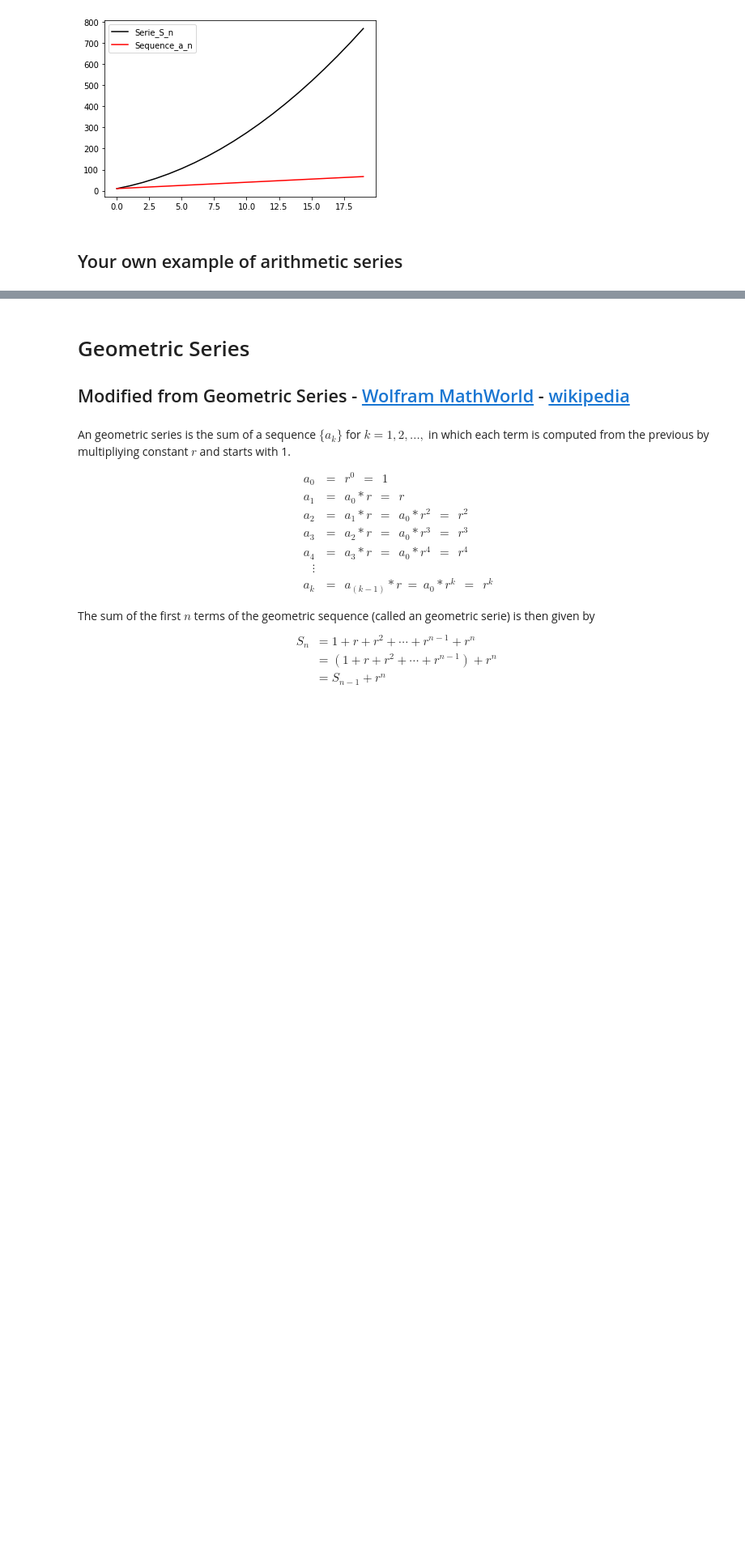
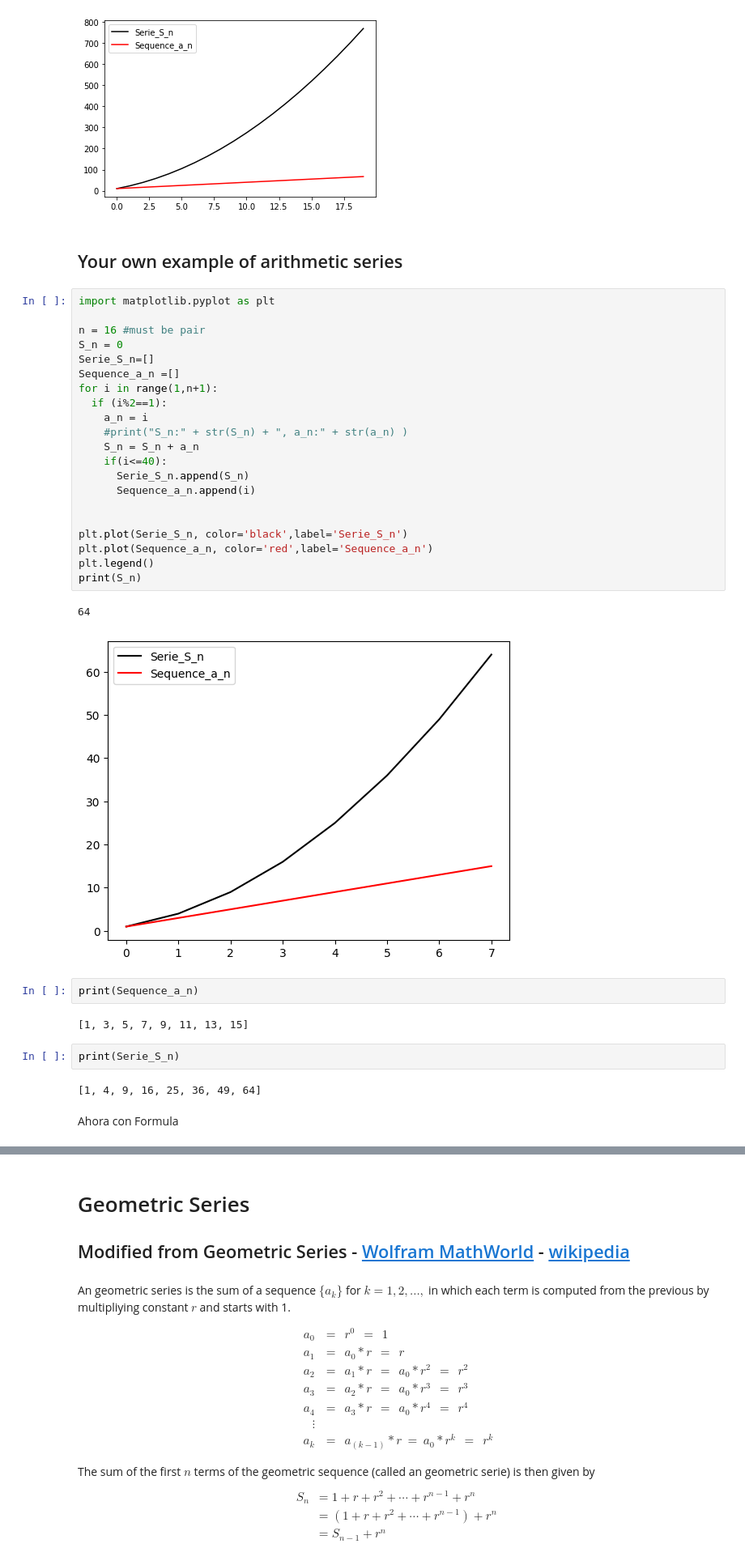
Before and after one commit to jivegabe/MetNumUN2023I, a Jupyter notebook: Lab1/jivegabeArithmeticSeriesGeometricSeriesPowerSums.ipynb, the cells around one changed output, grey strips where cells are left out. Shown: that part at 81% size. Cells and saved outputs as stored; diff of their text form; blank space fills up the shorter version.

```diff
--- a/Lab1/jivegabeArithmeticSeriesGeometricSeriesPowerSums.ipynb
+++ b/Lab1/jivegabeArithmeticSeriesGeometricSeriesPowerSums.ipynb
@@ -212,3 +212,37 @@ plt.legend()
 [figure]
 # %% [markdown]
 ## Your own example of arithmetic series
+# %%
+import matplotlib.pyplot as plt
+
+n = 16 #must be pair
+S_n = 0
+Serie_S_n=[]
+Sequence_a_n =[]
+for i in range(1,n+1):
+  if (i%2==1):
+    a_n = i
+    #print("S_n:" + str(S_n) + ", a_n:" + str(a_n) )
+    S_n = S_n + a_n
+    if(i<=40):
+      Serie_S_n.append(S_n)
+      Sequence_a_n.append(i)
+
+
+plt.plot(Serie_S_n, color='black',label='Serie_S_n')
+plt.plot(Sequence_a_n, color='red',label='Sequence_a_n')
+plt.legend()
+print(S_n)
+# %% [output]
+64
+[figure, added]
+# %%
+print(Sequence_a_n)
+# %% [output]
+[1, 3, 5, 7, 9, 11, 13, 15]
+# %%
+print(Serie_S_n)
+# %% [output]
+[1, 4, 9, 16, 25, 36, 49, 64]
+# %% [markdown]
+Ahora con Formula
```
Also changed, not shown: parts of 2 cells of this notebook.
